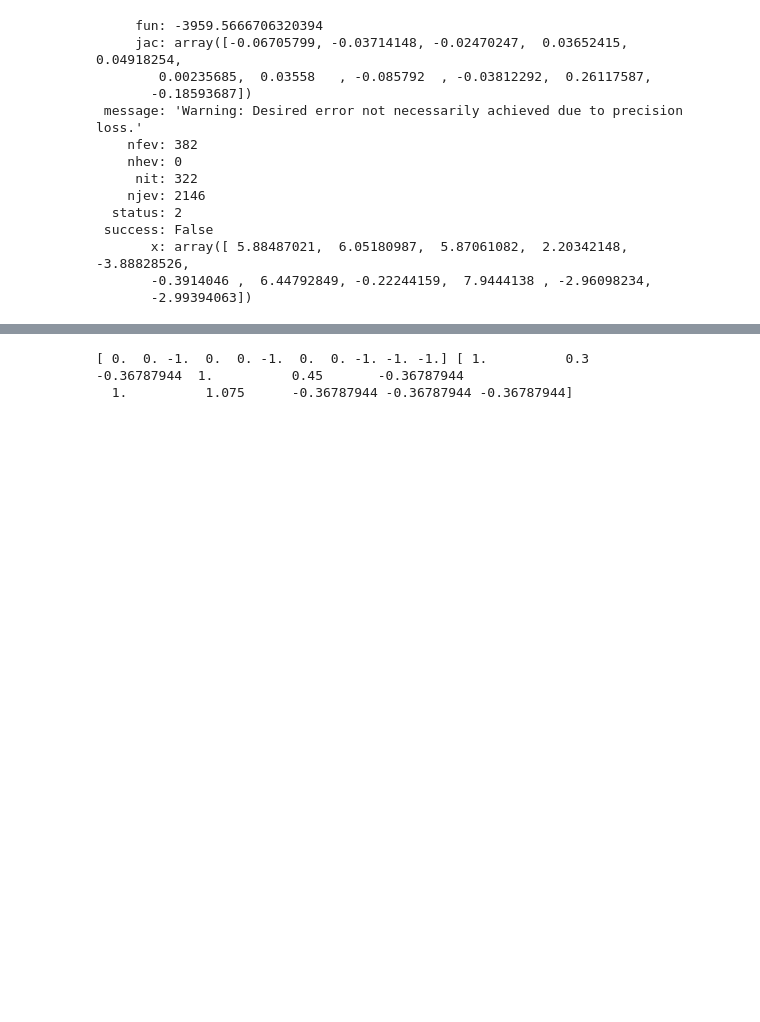
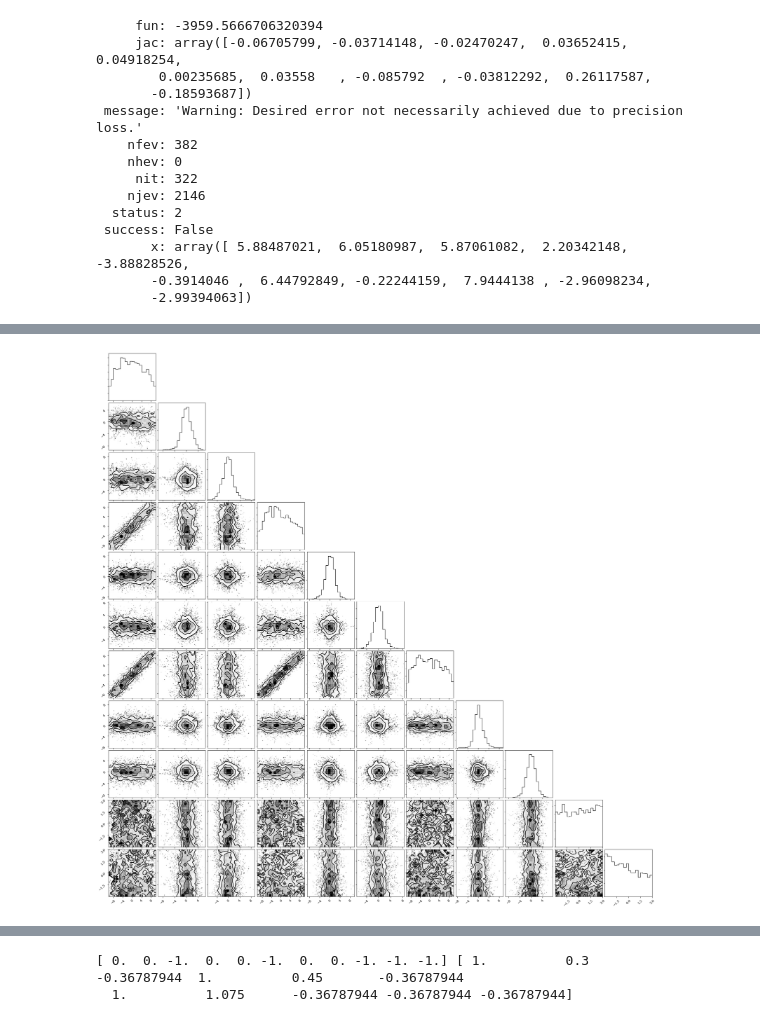
Before and after one commit to aeverall/mwtrace, a Jupyter notebook: mockmodel/Gradient Optimiser.ipynb, the cells around one changed output, grey strips where cells are left out. Drawn from its saved outputs; the diff is of its cells as text; code cells hidden in the pictures; blank space fills up the shorter version.

Commit message:
Model prior tested and included with Newton CG gradient optimisation.

```diff
--- a/mockmodel/Gradient Optimiser.ipynb
+++ b/mockmodel/Gradient Optimiser.ipynb
@@ -38,7 +37,7 @@ param_trans['shd'] = {'alpha1':('none',0,0,-3,3),
 # Load data
 # %%
 # Load Sample
-size = 1000
+size = 2000
 sample = {}; true_pars={}; latent_pars={};
 filename = '/data/asfe2/Projects/mwtrace_data/mockmodel/sample.h'
 with h5py.File(filename, 'r') as hf:
@@ -89,6 +88,14 @@ for cmpt in np.arange(fid_pars['ncomponents']).tolist()+['shd',]:
         bounds.append([param_trans[cmpt][par][3], param_trans[cmpt][par][4]])
         params_i += 1;
 bounds = np.array(bounds).T
+# %%
+fid_pars['priors'] = {}
+params_i = 0
+for cmpt in np.arange(fid_pars['ncomponents']).tolist()+['shd',]:
+    fid_pars['priors'][cmpt]={};
+    for par in fid_pars['free_pars'][cmpt]:
+        fid_pars['priors'][cmpt][par] = param_trans[cmpt][par][5:]
+        params_i += 1;
 # %%
 true_pars
 # %% [output]
@@ -374,0 +490,11 @@ res
+# %%
+def loglike(params):
+    return dh_msto.model_prior(params, fid_pars=fid_pars, grad=False, bounds=bounds)
+# %%
+ndim=p0.shape[0]; nwalkers=ndim*4; nstep=1000
+
+p0_walkers = np.random.normal(p0, 0.001, size=(nwalkers,ndim))
+
+sampler = emcee.EnsembleSampler(nwalkers, ndim, loglike)
+for pos,lnp,rstate in tqdm.tqdm_notebook(sampler.sample(p0_walkers, iterations=nstep), total=nstep):
+    pass
@@ -374,0 +503,4 @@ res
+# %%
+plotting.plot_corner(sampler.chain.copy(), truths=np.zeros(len(p0))-1000);
+# %% [output]
+[figure, added]
```
Also changed, not shown: parts of 55 cells of this notebook, 2 other files.
